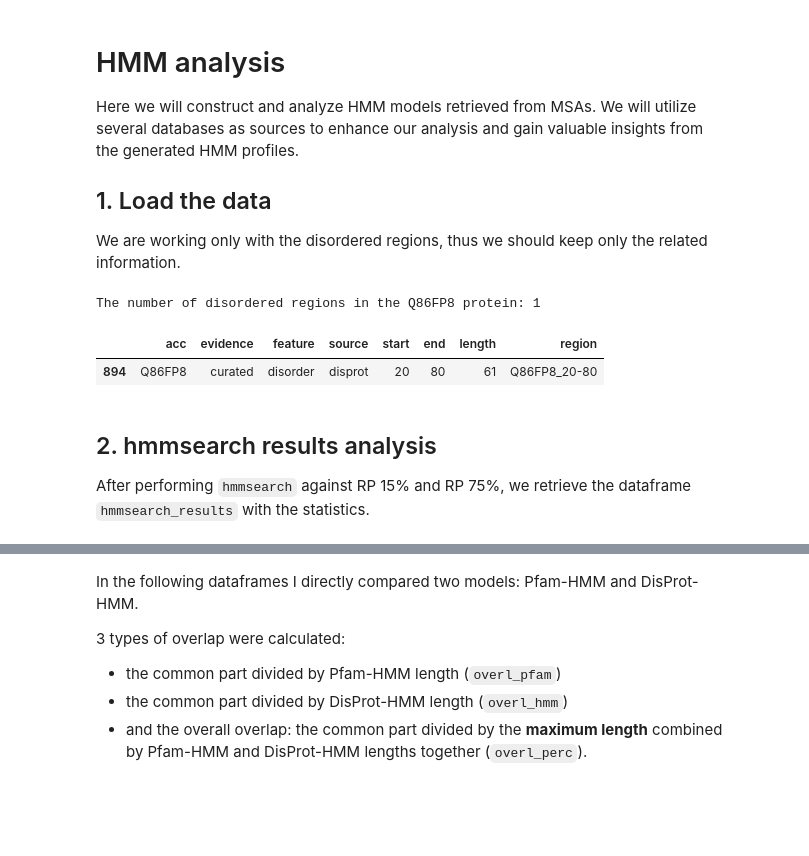
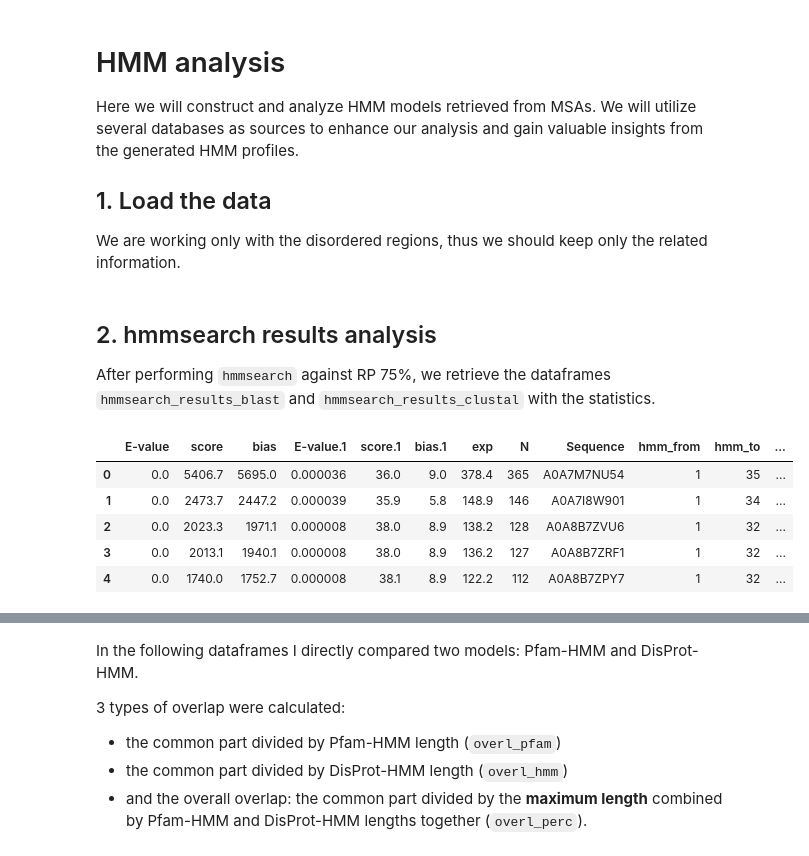
Before and after one commit to AlyaHarvelle/HMMER, a Jupyter notebook: hmm_analysis.ipynb, the cells around one changed output, grey strips where cells are left out. Saved outputs shown, nothing was run; the diff lists cells and outputs as text; code cells hidden in the pictures; blank space fills up the shorter version.

```diff
--- a/hmm_analysis.ipynb
+++ b/hmm_analysis.ipynb
@@ -12,18 +20,7 @@ from functions import *
 # %%
 # Obtain the information about one Uniprot query ID
-%store -r id_dis i
-id_dis = id_dis
-i = i
-curated_disprot = pd.read_csv("curated_disprot.csv")
-curated_query = curated_disprot[curated_disprot['acc'] == id_dis]
-
-print(f"The number of disordered regions in the {id_dis} protein: {len(curated_query)}")
-curated_query
+curated_disprot_df = pd.read_csv('curated_disprot.csv')
-# %% [output]
-The number of disordered regions in the Q86FP8 protein: 1
-|  | acc | evidence | feature | source | start | end | length | region |
-| 894 | Q86FP8 | curated | disorder | disprot | 20 | 80 | 61 | Q86FP8_20-80 |
 # %% [markdown]
 ## 2. hmmsearch results analysis
 
-After performing `hmmsearch` against RP 15% and RP 75%, we retrieve the dataframe `hmmsearch_results` with the statistics.
+After performing `hmmsearch` against RP 75%, we retrieve the dataframes `hmmsearch_results_blast` and `hmmsearch_results_clustal` with the statistics.
@@ -39,0 +27,11 @@ After performing `hmmsearch` against RP 15% and RP 75%, we retrieve the datafram
+# %%
+# Retrieve the dataframe with the hmmsearch results - BLAST
+hmmsearch_results_blast = pd.read_csv('{}/results/hmms/hmmsearch/hmmsearch_results_blast.csv'.format(directory))
+hmmsearch_results_blast.head()
+# %% [output]
+|  | E-value | score | bias | E-value.1 | score.1 | bias.1 | exp | N | Sequence | hmm_from | hmm_to | ... |
+| 0 | 0.0 | 5406.7 | 5695.0 | 0.000036 | 36.0 | 9.0 | 378.4 | 365 | A0A7M7NU54 | 1 | 35 | ... |
+| 1 | 0.0 | 2473.7 | 2447.2 | 0.000039 | 35.9 | 5.8 | 148.9 | 146 | A0A7I8W901 | 1 | 34 | ... |
+| 2 | 0.0 | 2023.3 | 1971.1 | 0.000008 | 38.0 | 8.9 | 138.2 | 128 | A0A8B7ZVU6 | 1 | 32 | ... |
+| 3 | 0.0 | 2013.1 | 1940.1 | 0.000008 | 38.0 | 8.9 | 136.2 | 127 | A0A8B7ZRF1 | 1 | 32 | ... |
+| 4 | 0.0 | 1740.0 | 1752.7 | 0.000008 | 38.1 | 8.9 | 122.2 | 112 | A0A8B7ZPY7 | 1 | 32 | ... |
```
Also changed, not shown: parts of 41 cells of this notebook.
